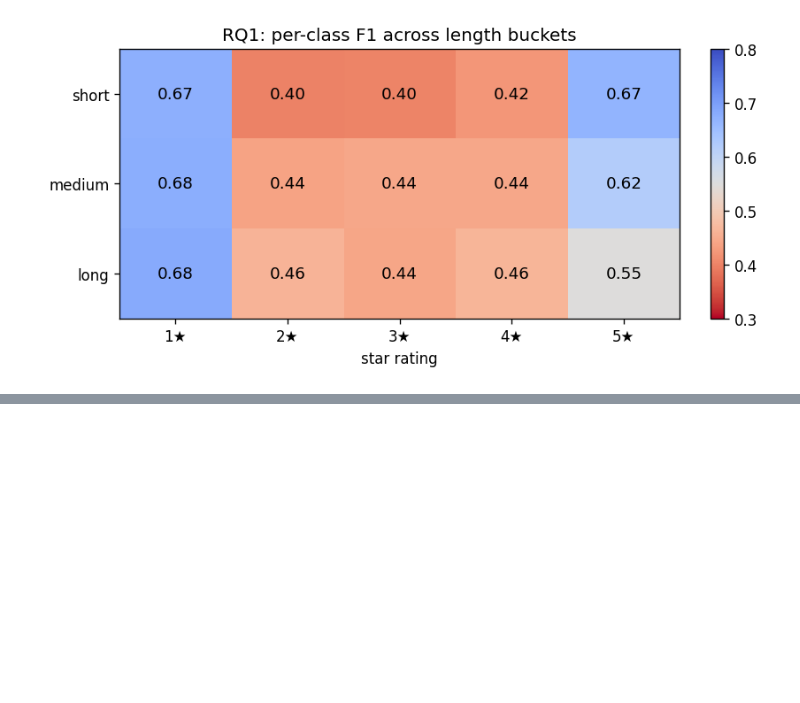
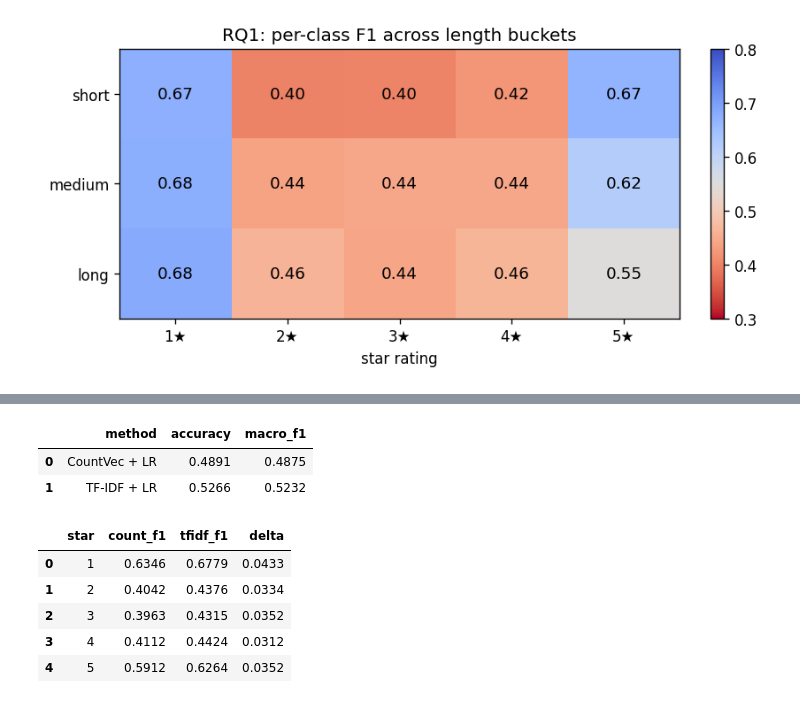
Before and after one commit to WSpie/CSCE676_proj, a Jupyter notebook: main_notebook.ipynb, the cells around one changed output, grey strips where cells are left out. Cells and saved outputs as stored; diff of their text form; code cells hidden in the pictures; blank space fills up the shorter version.

```diff
--- a/main_notebook.ipynb
+++ b/main_notebook.ipynb
@@ -226,0 +275,27 @@ plt.show()
+# %%
+results_overall.round(4)
+# %% [output]
+|  | method | accuracy | macro_f1 |
+| 0 | CountVec + LR | 0.4891 | 0.4875 |
+| 1 | TF-IDF + LR | 0.5266 | 0.5232 |
+# %%
+# per-class F1 with the gain from switching to TF-IDF
+labels = [0, 1, 2, 3, 4]
+f1_cv = f1_score(y_test, pred_cv, labels=labels, average=None, zero_division=0)
+f1_tf = f1_score(y_test, pred_tf, labels=labels, average=None, zero_division=0)
+# %%
+per_class_cmp = pd.DataFrame({
+    "star": [1, 2, 3, 4, 5],
+    "count_f1": f1_cv,
+    "tfidf_f1": f1_tf,
+    "delta": f1_tf - f1_cv,
+})
+
+per_class_cmp.round(4)
+# %% [output]
+|  | star | count_f1 | tfidf_f1 | delta |
+| 0 | 1 | 0.6346 | 0.6779 | 0.0433 |
+| 1 | 2 | 0.4042 | 0.4376 | 0.0334 |
+| 2 | 3 | 0.3963 | 0.4315 | 0.0352 |
+| 3 | 4 | 0.4112 | 0.4424 | 0.0312 |
+| 4 | 5 | 0.5912 | 0.6264 | 0.0352 |
```
Also changed, not shown: parts of 9 cells of this notebook, 1 other file.
